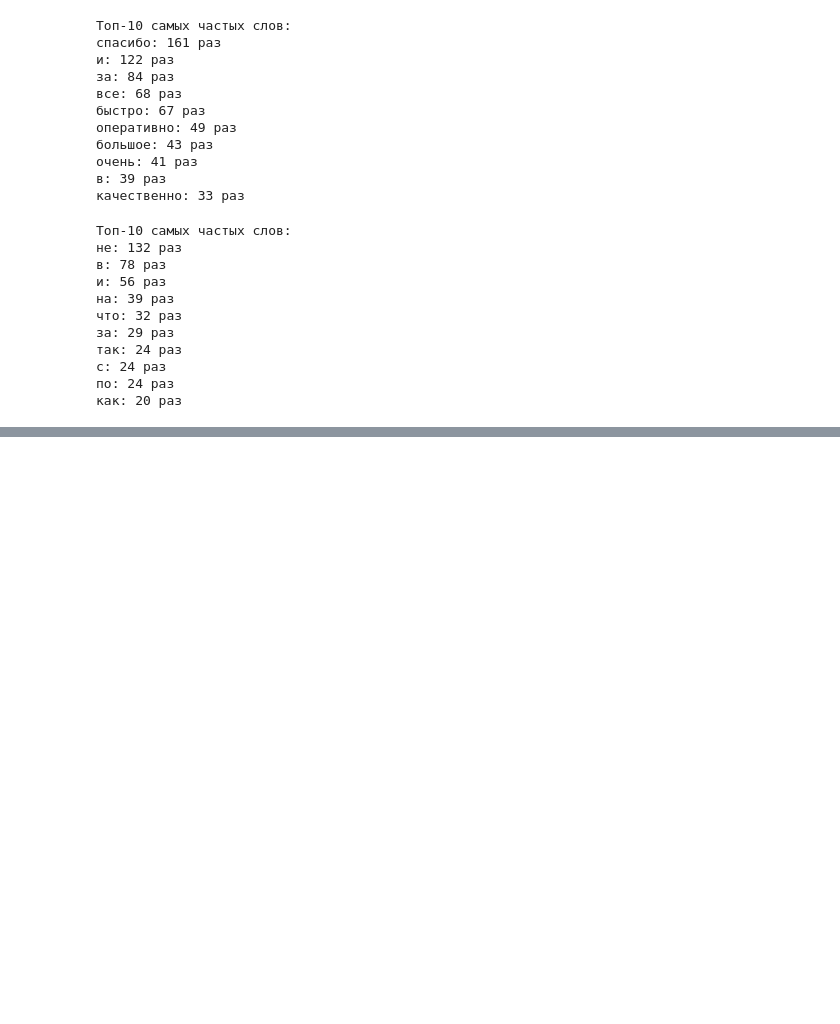
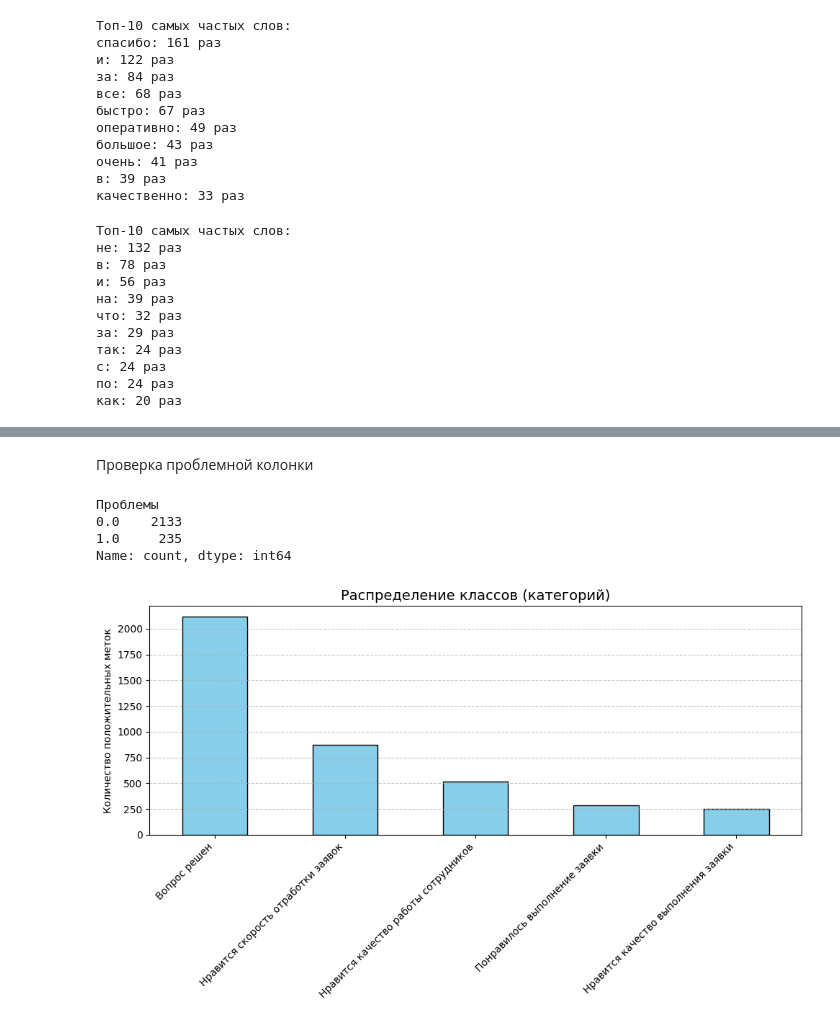
Before and after one commit to Timofey03/intensive_4, a Jupyter notebook: razmetka.ipynb, the cells around one changed output, grey strips where cells are left out. Drawn from its saved outputs; the diff is of its cells as text; code cells hidden in the pictures; blank space fills up the shorter version.

Commit message:
Доп анализ и построение первых моделей

```diff
--- a/razmetka.ipynb
+++ b/razmetka.ipynb
@@ -439,3 +462,9 @@ for word, count in top_words:
 с: 24 раз
 по: 24 раз
 как: 20 раз
+# %%
+df_train = dt_pr.copy()
+
+df_train.to_csv("train_model.csv", index=False, encoding="utf-8-sig")
+
+df_train
@@ -441,0 +485,35 @@ for word, count in top_words:
+# %% [markdown]
+Проверка проблемной колонки
+# %%
+df_train["Проблемы"].value_counts()
+# %% [output]
+Проблемы
+0.0    2133
+1.0     235
+Name: count, dtype: int64
+# %%
+import matplotlib.pyplot as plt
+
+# Категории (как в модели)
+categories = [
+    "Вопрос решен",
+    "Нравится качество выполнения заявки",
+    "Нравится качество работы сотрудников",
+    "Нравится скорость отработки заявок",
+    "Понравилось выполнение заявки"
+]
+
+# Подсчёт количества меток по категориям
+label_counts = df_train[categories].sum().sort_values(ascending=False)
+
+# Построение графика
+plt.figure(figsize=(10, 6))
+label_counts.plot(kind='bar', color='skyblue', edgecolor='black')
+plt.title("Распределение классов (категорий)", fontsize=14)
+plt.ylabel("Количество положительных меток")
+plt.xticks(rotation=45, ha="right")
+plt.grid(axis='y', linestyle='--', alpha=0.7)
+plt.tight_layout()
+plt.show()
+# %% [output]
+[figure, added]
```
Also changed, not shown: parts of 25 cells of this notebook, 1 other file.
